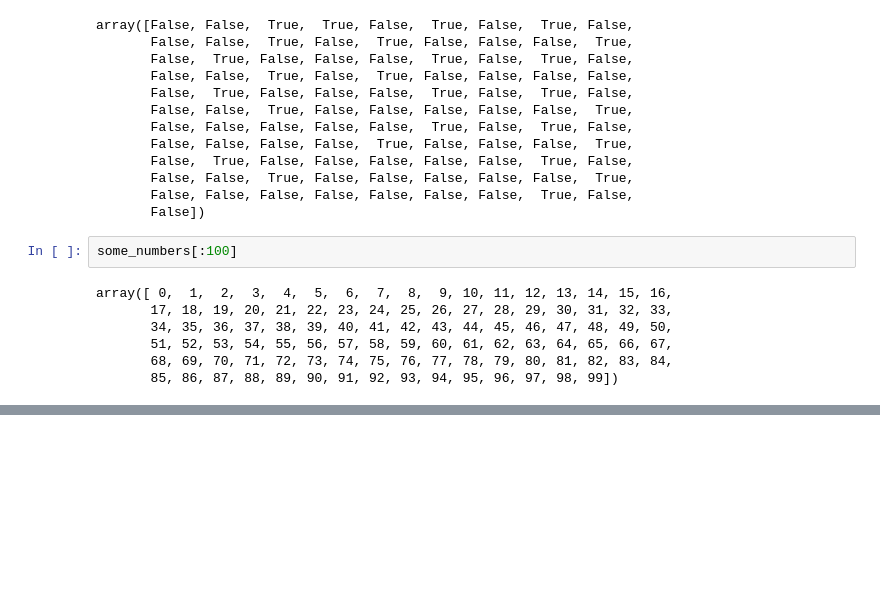
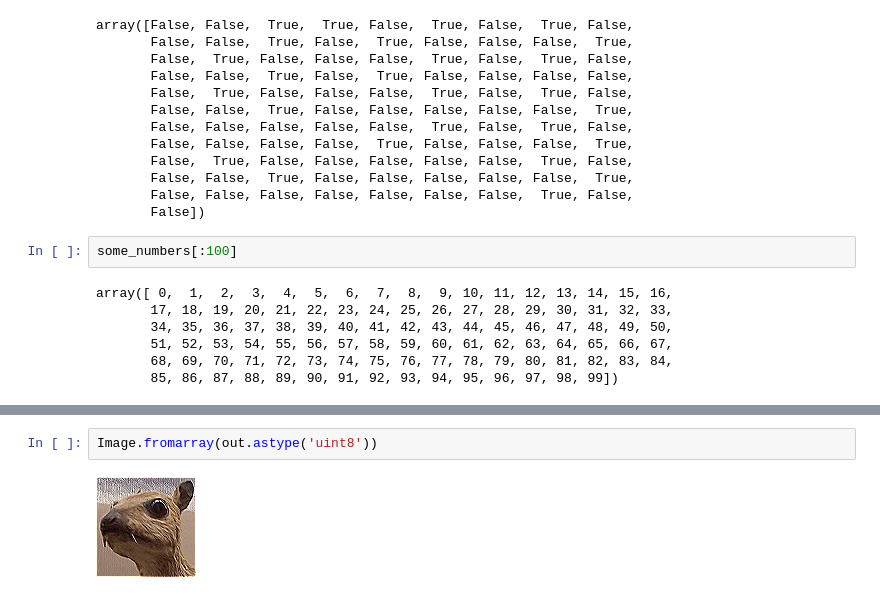
Before and after one commit to quantopian/libpy, a Jupyter notebook: tutorial/Tutorial.ipynb, the cells around one changed output, grey strips where cells are left out. Cells and saved outputs as stored; diff of their text form; blank space fills up the shorter version.

```diff
--- a/tutorial/Tutorial.ipynb
+++ b/tutorial/Tutorial.ipynb
@@ -66,0 +92,4 @@ array([ 0,  1,  2,  3,  4,  5,  6,  7,  8,  9, 10, 11, 12, 13, 14, 15, 16,
+# %%
+Image.fromarray(out.astype('uint8'))
+# %% [output]
+[figure, added]
```
Also changed, not shown: parts of 11 cells of this notebook, 3 other files.
